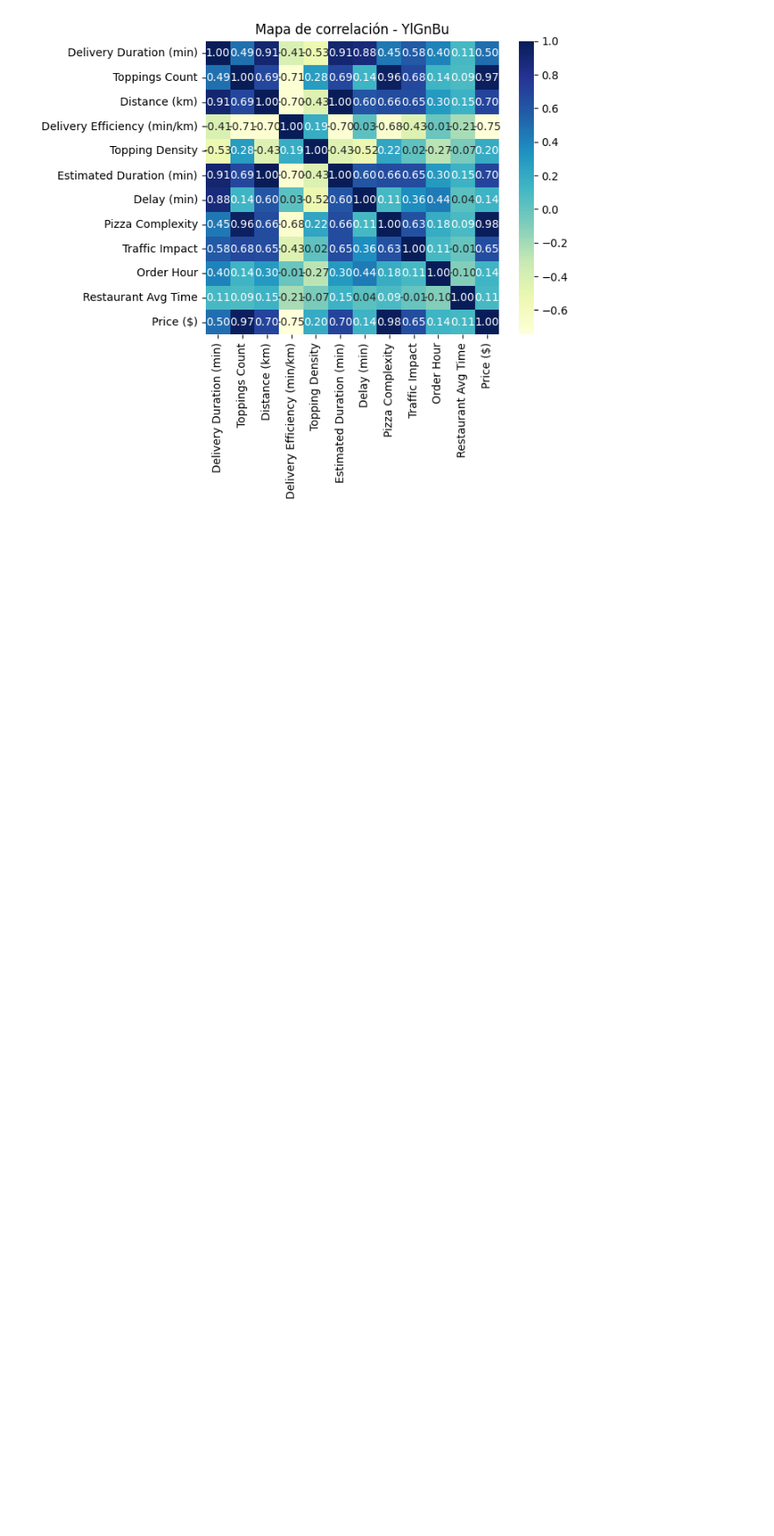
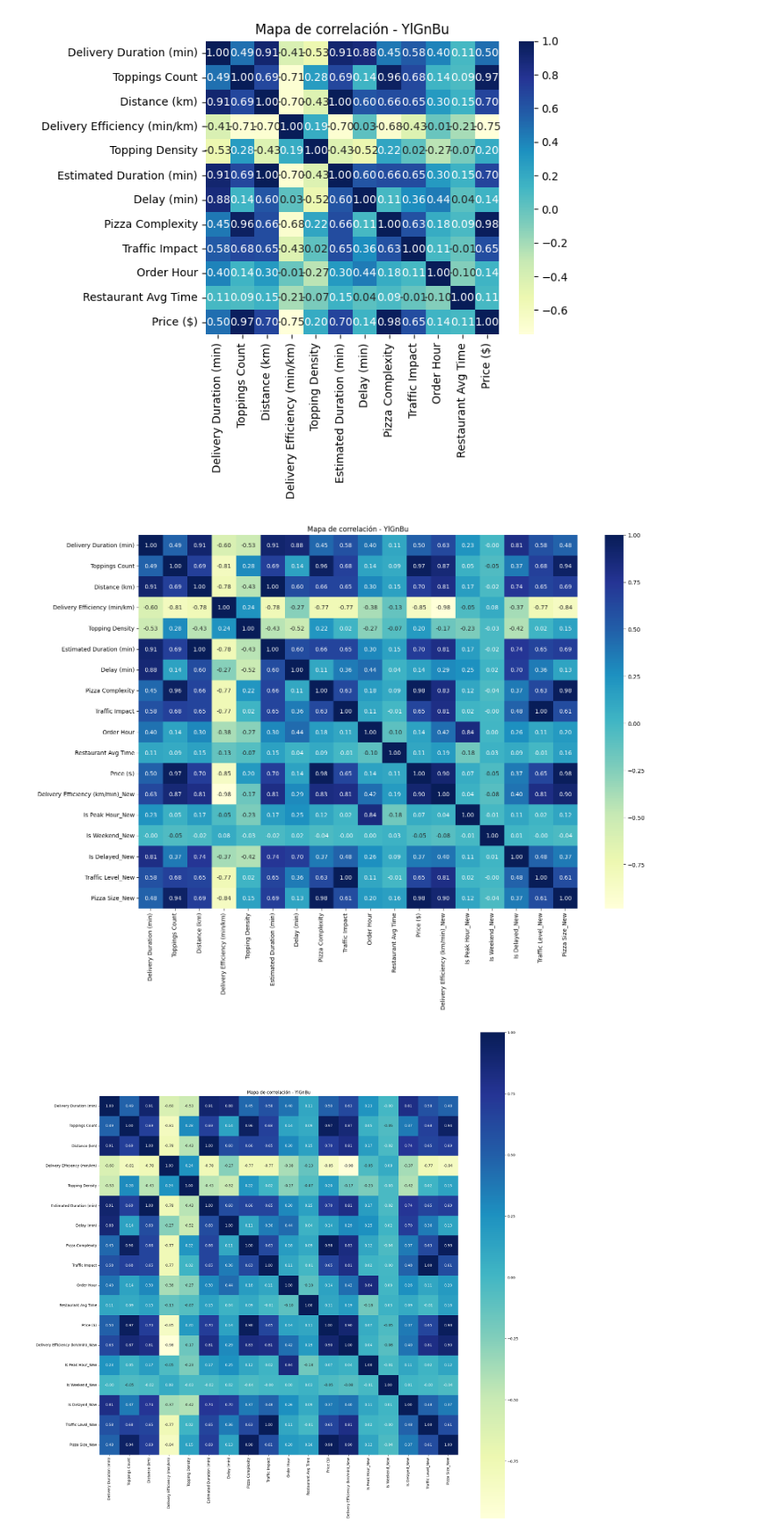
Before and after one commit to sfdatade/Pizza_Sales, a Jupyter notebook: Pizza_Sales_EDA.ipynb, the cells around one changed output. Shown at 88% size. Cells and saved outputs as stored; diff of their text form; code cells hidden in the pictures; blank space fills up the shorter version.

```diff
--- a/Pizza_Sales_EDA.ipynb
+++ b/Pizza_Sales_EDA.ipynb
@@ -243,3 +352,36 @@ plt.title('Mapa de correlación - YlGnBu')
 plt.show()
 # %% [output]
 [figure]
+# %%
+import seaborn as sns
+import matplotlib.pyplot as plt
+
+# Upload CSV separated by semicolon
+df = pd.read_csv("Pizza_sales_with_city_state_and_new_col.csv", sep=';')
+
+# Convert columns with decimal point to real numbers
+for col in df.columns:
+    if df[col].dtype == 'object':
+        try:
+            df[col] = df[col].str.replace(',', '.', regex=False).astype(float)
+        except ValueError:
+            continue
+
+# Calculate correlation matrix
+corr_matrix = df.select_dtypes(include='number').corr()
+
+# Create heatmap
+plt.figure(figsize=(16, 12))  # Ajusta el tamaño a tu gusto
+sns.heatmap(corr_matrix, annot=True, cmap='YlGnBu', fmt=".2f")
+plt.title('Mapa de correlación - YlGnBu')
+plt.tight_layout()
+plt.show()
+
+plt.figure(figsize=(20, 20))
+sns.heatmap(corr_matrix, annot=True, cmap='YlGnBu', fmt=".2f", square=True)
+plt.title('Mapa de correlación - YlGnBu')
+plt.tight_layout()
+plt.show()
+# %% [output]
+[figure, added]
+[figure, added]
```
Also changed, not shown: parts of 9 cells of this notebook, 3 other files.
